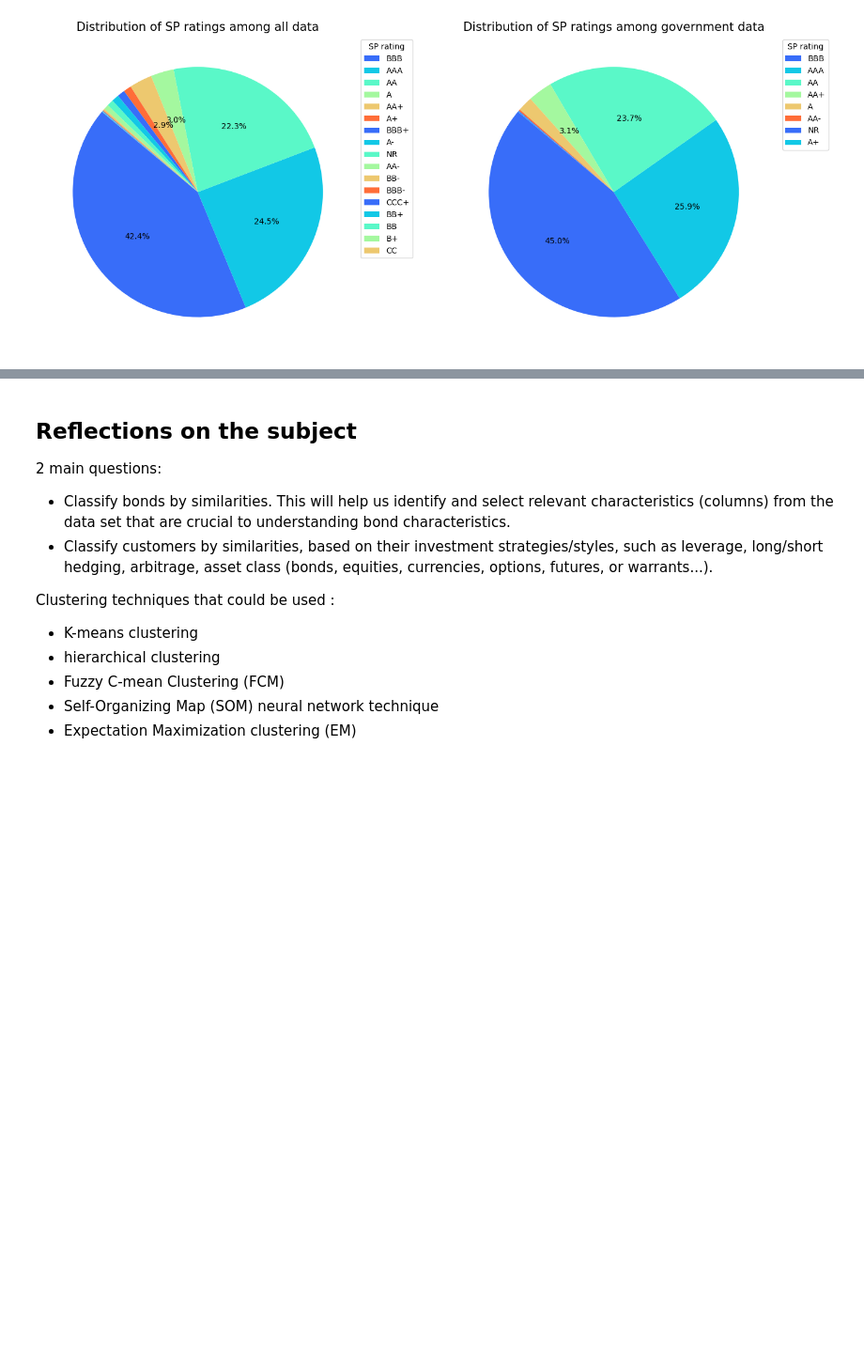
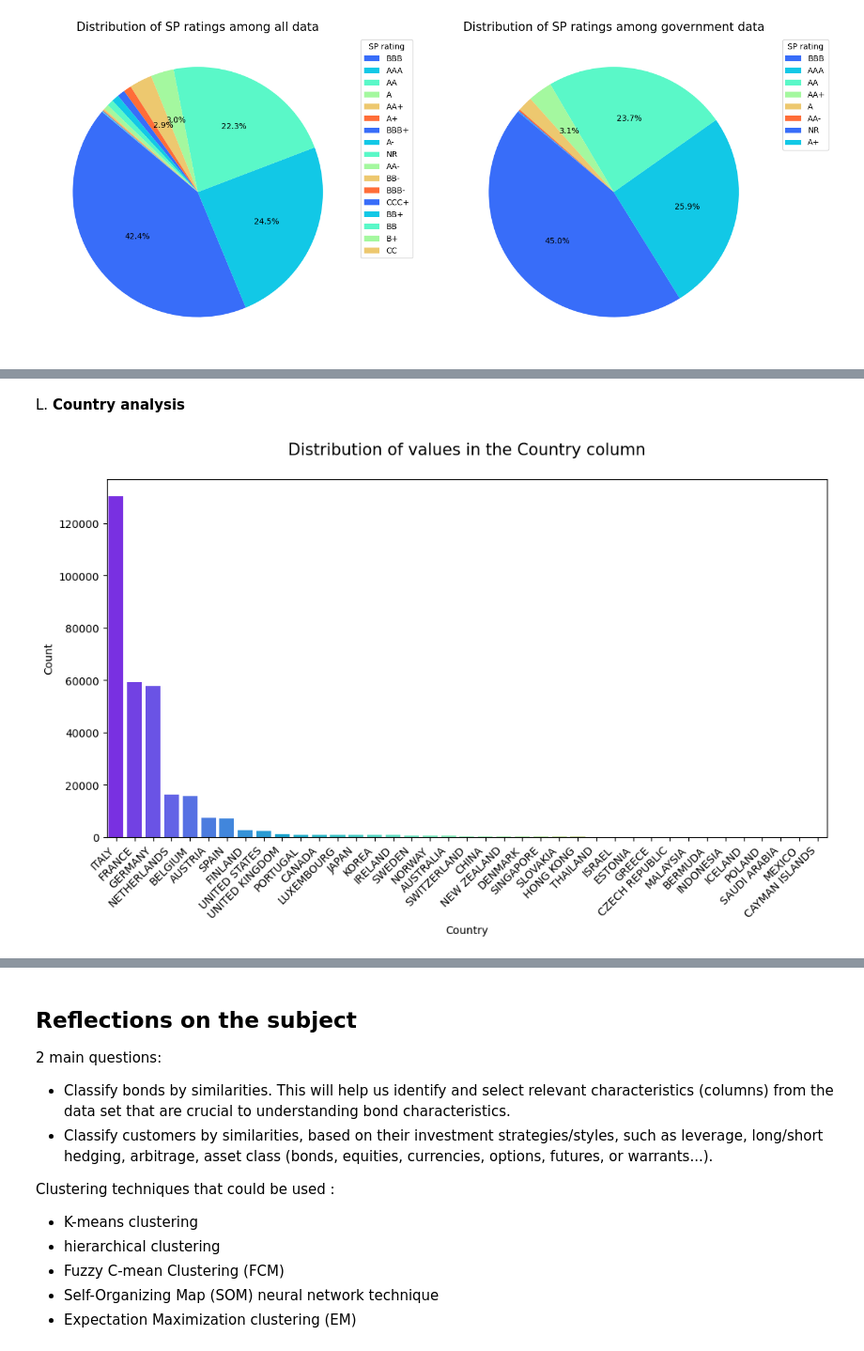
Before and after one commit to arthurprgt/natixis_challenge, a Jupyter notebook: notebooks/data_exploration.ipynb, the cells around one changed output, grey strips where cells are left out. Shown at 94% size. Cells and saved outputs as stored; diff of their text form; code cells hidden in the pictures; blank space fills up the shorter version.

```diff
--- a/notebooks/data_exploration.ipynb
+++ b/notebooks/data_exploration.ipynb
@@ -562,0 +612,15 @@ plt.show()
+# %% [markdown]
+L. **Country analysis**
+# %%
+country_counts = df_preprocessed['Country'].value_counts()
+
+# Plot the bar chart for country columns
+plt.figure(figsize=(12, 6))
+sns.barplot(x=country_counts.index, y=country_counts, palette='rainbow')
+plt.title('Distribution of values in the Country column\n', fontsize = 15)
+plt.xlabel('Country')
+plt.ylabel('Count')
+plt.xticks(rotation=45, ha='right')  # Rotate x-axis labels for better visibility
+plt.show()
+# %% [output]
+[figure, added]
```
Also changed, not shown: parts of 10 cells of this notebook.
